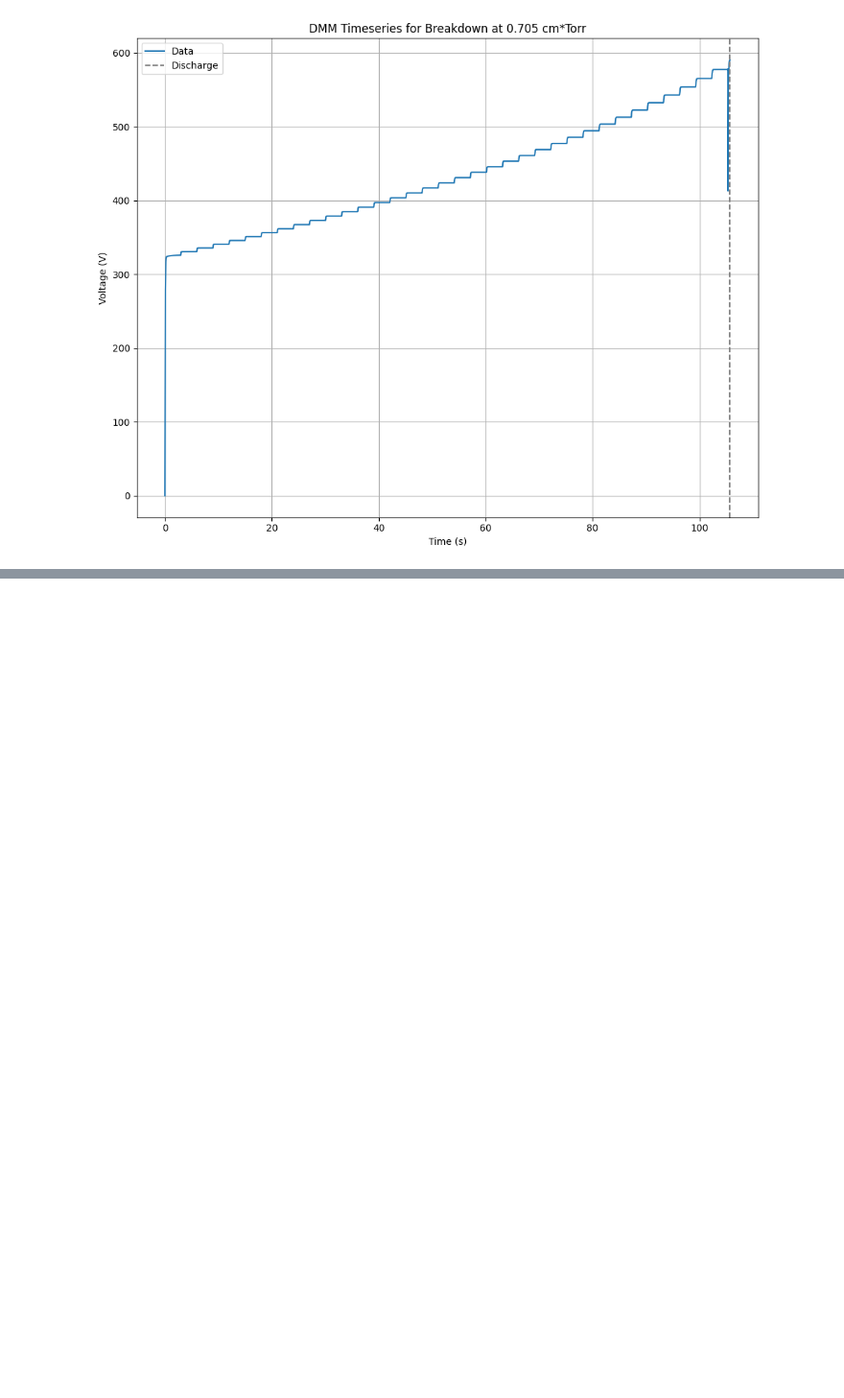
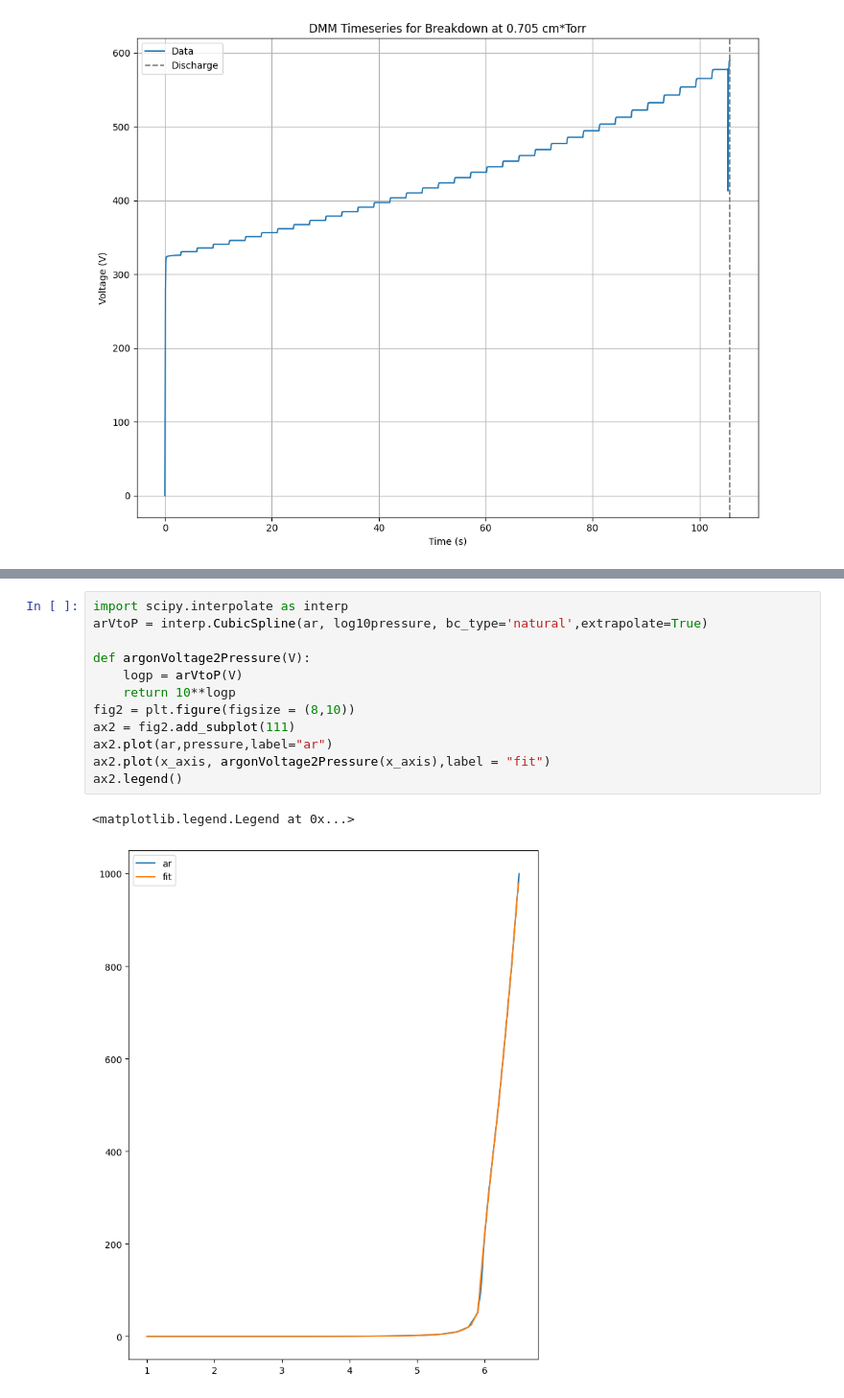
Before and after one commit to s-gerow/SAIL-Plasma, a Jupyter notebook: BeAMED/Test Scripts/playground.ipynb, the cells around one changed output, grey strips where cells are left out. Shown at 96% size. Cells and saved outputs as stored; diff of their text form; blank space fills up the shorter version.

```diff
--- a/BeAMED/Test Scripts/playground.ipynb
+++ b/BeAMED/Test Scripts/playground.ipynb
@@ -594,0 +613,15 @@ plt.show()
+# %%
+import scipy.interpolate as interp
+arVtoP = interp.CubicSpline(ar, log10pressure, bc_type='natural',extrapolate=True)
+
+def argonVoltage2Pressure(V):
+    logp = arVtoP(V)
+    return 10**logp
+fig2 = plt.figure(figsize = (8,10))
+ax2 = fig2.add_subplot(111)
+ax2.plot(ar,pressure,label="ar")
+ax2.plot(x_axis, argonVoltage2Pressure(x_axis),label = "fit")
+ax2.legend()
+# %% [output]
+<matplotlib.legend.Legend at 0x...>
+[figure, added]
```
Also changed, not shown: parts of 2 cells of this notebook, 4 other files.
